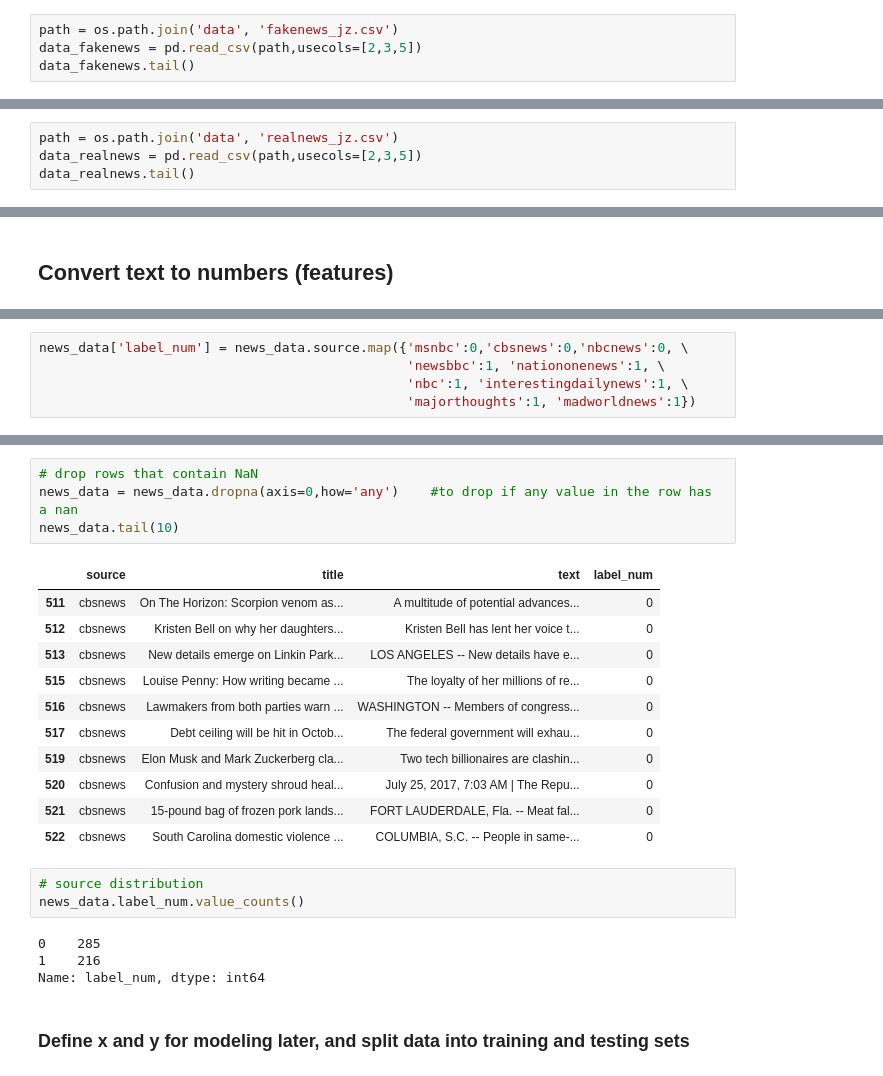
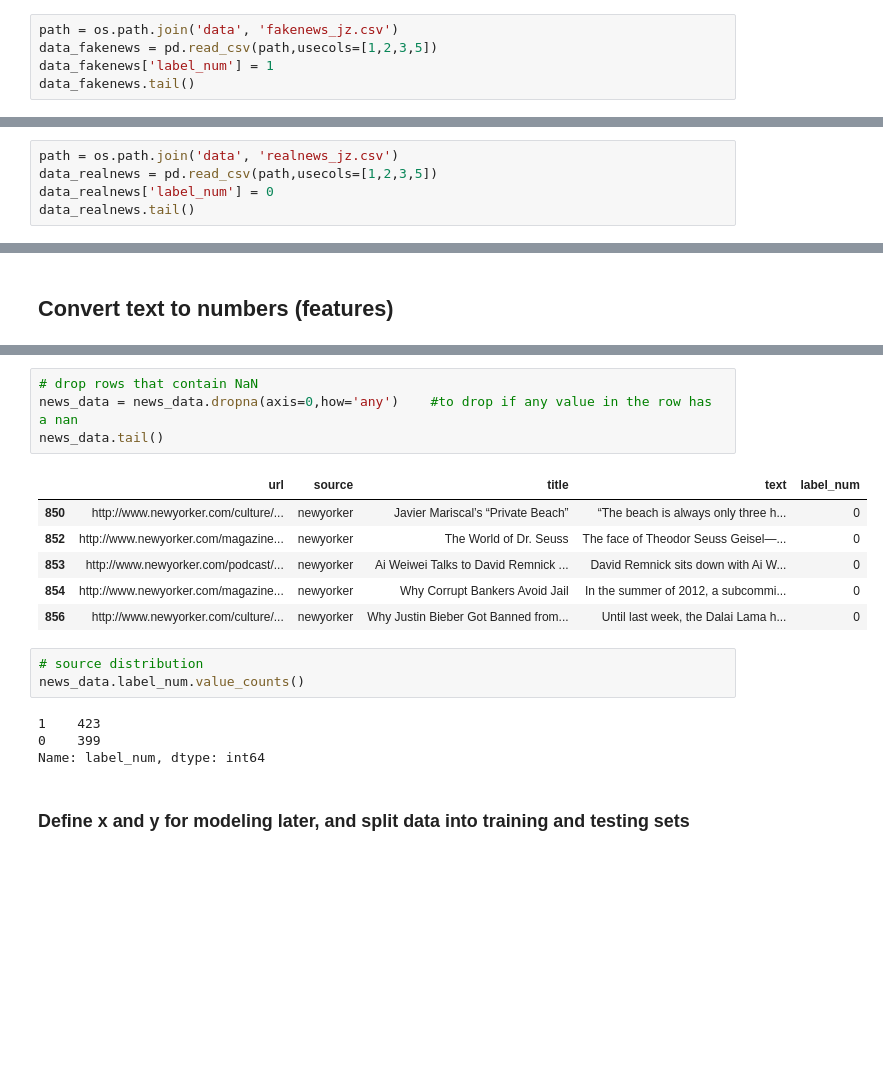
Before and after one commit to Fake-News-Project/Fake-News-Project, a Jupyter notebook: FakeNews_Prediction_NaiveBayes.ipynb, the cells around one changed output, grey strips where cells are left out. Saved outputs shown, nothing was run; the diff lists cells and outputs as text; blank space fills up the shorter version.

Commit message:
clean up notebook and data storage

```diff
--- a/FakeNews_Prediction_NaiveBayes.ipynb
+++ b/FakeNews_Prediction_NaiveBayes.ipynb
@@ -90,5 +16,6 @@ news_data['label_num'] = news_data.source.map({'go':0,'cbsnews':0,'nbcnews':0, '
 # %%
 path = os.path.join('data', 'fakenews_jz.csv')
-data_fakenews = pd.read_csv(path,usecols=[2,3,5])
+data_fakenews = pd.read_csv(path,usecols=[1,2,3,5])
+data_fakenews['label_num'] = 1
 data_fakenews.tail()
 # %% [output]
@@ -110,6 +45,7 @@ madworldnews            15
 Name: source, dtype: int64
 # %%
 path = os.path.join('data', 'realnews_jz.csv')
-data_realnews = pd.read_csv(path,usecols=[2,3,5])
+data_realnews = pd.read_csv(path,usecols=[1,2,3,5])
+data_realnews['label_num'] = 0
 data_realnews.tail()
 # %% [output]
@@ -160,5 +83,0 @@ Name: source, dtype: int64
-# %%
-news_data['label_num'] = news_data.source.map({'msnbc':0,'cbsnews':0,'nbcnews':0, \
-                                               'newsbbc':1, 'nationonenews':1, \
-                                               'nbc':1, 'interestingdailynews':1, \
-                                               'majorthoughts':1, 'madworldnews':1})
@@ -179,25 +84,20 @@ news_data.tail(10)
 # %%
 # drop rows that contain NaN
 news_data = news_data.dropna(axis=0,how='any')    #to drop if any value in the row has a nan
-news_data.tail(10)
+news_data.tail()
 # %% [output]
-|  | source | title | text | label_num |
-| 511 | cbsnews | On The Horizon: Scorpion venom as... | A multitude of potential advances... | 0 |
-| 512 | cbsnews | Kristen Bell on why her daughters... | Kristen Bell has lent her voice t... | 0 |
-| 513 | cbsnews | New details emerge on Linkin Park... | LOS ANGELES -- New details have e... | 0 |
-| 515 | cbsnews | Louise Penny: How writing became ... | The loyalty of her millions of re... | 0 |
-| 516 | cbsnews | Lawmakers from both parties warn ... | WASHINGTON -- Members of congress... | 0 |
-| 517 | cbsnews | Debt ceiling will be hit in Octob... | The federal government will exhau... | 0 |
-| 519 | cbsnews | Elon Musk and Mark Zuckerberg cla... | Two tech billionaires are clashin... | 0 |
-| 520 | cbsnews | Confusion and mystery shroud heal... | July 25, 2017, 7:03 AM | The Repu... | 0 |
-| 521 | cbsnews | 15-pound bag of frozen pork lands... | FORT LAUDERDALE, Fla. -- Meat fal... | 0 |
-| 522 | cbsnews | South Carolina domestic violence ... | COLUMBIA, S.C. -- People in same-... | 0 |
+|  | url | source | title | text | label_num |
+| 850 | http://www.newyorker.com/culture/... | newyorker | Javier Mariscal’s “Private Beach” | “The beach is always only three h... | 0 |
+| 852 | http://www.newyorker.com/magazine... | newyorker | The World of Dr. Seuss | The face of Theodor Seuss Geisel—... | 0 |
+| 853 | http://www.newyorker.com/podcast/... | newyorker | Ai Weiwei Talks to David Remnick ... | David Remnick sits down with Ai W... | 0 |
+| 854 | http://www.newyorker.com/magazine... | newyorker | Why Corrupt Bankers Avoid Jail | In the summer of 2012, a subcommi... | 0 |
+| 856 | http://www.newyorker.com/culture/... | newyorker | Why Justin Bieber Got Banned from... | Until last week, the Dalai Lama h... | 0 |
 # %%
 # source distribution
 news_data.label_num.value_counts()
 # %% [output]
-0    285
-1    216
+1    423
+0    399
 Name: label_num, dtype: int64
 # %% [markdown]
 ### Define x and y for modeling later, and split data into training and testing sets
```
Also changed, not shown: parts of 29 cells of this notebook, 5 other files.
